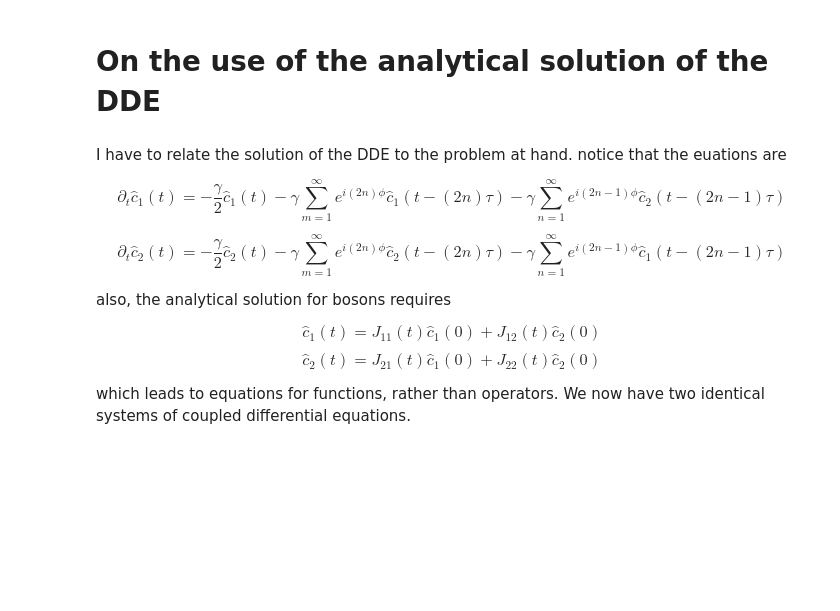
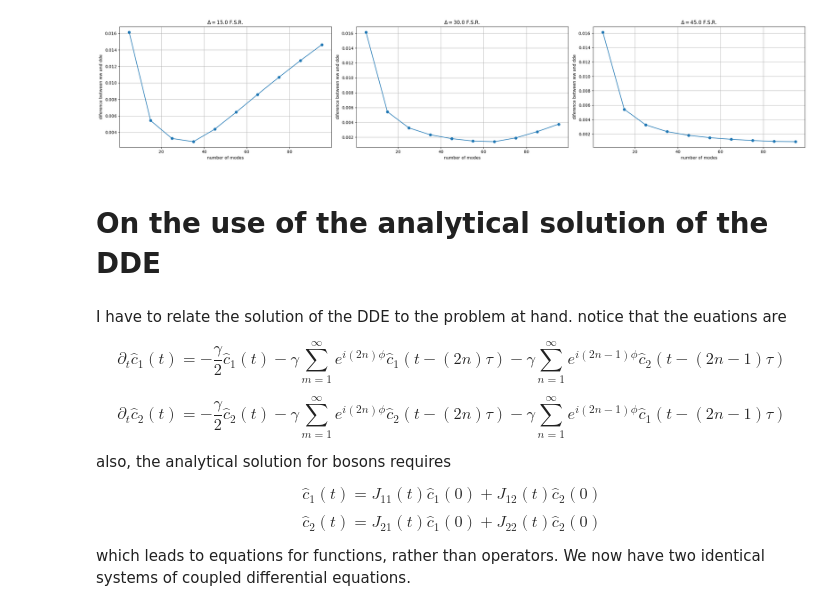
Before and after one commit to Taitoos2/non_markovian_qubit_swap, a Jupyter notebook: Idea_1.ipynb, the cells around one changed output. Drawn from its saved outputs; the diff is of its cells as text; code cells hidden in the pictures; blank space fills up the shorter version.

```diff
--- a/Idea_1.ipynb
+++ b/Idea_1.ipynb
@@ -8,0 +8,18 @@ set_plot_style()
+# %%
+from numpy.polynomial import Polynomial
+
+def DDE_analytical(gamma,phi,tau,t):
+	''' returns the analitycal solution for the DDE of a single emitter in a cavity'''
+
+	alpha = 1j*phi/tau + 0.5*gamma
+	result =  np.exp(-alpha*t)*np.ones(len(t),dtype=complex)
+	poli = Polynomial([1])
+	N = int(t[-1]/tau)
+
+	for n in range(1,N+1):
+		dummie = poli.integ()
+		result += np.exp(-alpha*t)*np.exp(n*alpha*tau)*dummie(-gamma*(t-n*tau))*np.heaviside(t-n*tau,1)
+		poli += dummie
+
+
+	return result
@@ -9,3 +78,31 @@ set_plot_style()
+# %%
+def exp002(t_max: Optional[float] = None , gamma :float = 0.1, Delta_list: list = [5,20,50], n_modes_list: list =[20,40,60],L:float = 1, c: float = 1, n_steps: int = 201,n_modes=20):
+    tau =2*L/c
+    if t_max is None:
+        t_max = 25*tau
+
+    fig,axs = plt.subplots(1,len(Delta_list),figsize=(8*len(Delta_list),5))
+
+    for i,Delta in enumerate(Delta_list):
+        error_nmodes=[]
+        phi = 2*np.pi*Delta
+        for n_modes in n_modes_list:
+            t_ww,e_ww = run_ww_simulation(t_max=t_max,gamma=gamma,Delta=Delta,L=L,c=c,n_modes=n_modes,n_steps=n_steps)
+            e_ww=e_ww.T[0]
+            e_dde = np.abs(DDE_analytical(gamma=gamma,phi=phi,tau=tau,t=t_ww))**2
+            error_nmodes.append(np.sum(np.abs(e_ww.T-e_dde))/np.sum(np.abs(e_ww)))
+
+        axs[i].plot(n_modes_list,error_nmodes,'-o')
+        axs[i].set_xlabel('number of modes')
+        axs[i].set_ylabel('diference between ww and dde')
+        axs[i].grid()
+        axs[i].set_title(rf"$ \Delta = {Delta:.1f}$ F.S.R. ")
+    fig.tight_layout()
+    plt.show()
+# %%
+exp002(Delta_list=[15,30,45],n_modes_list=list(range(5,96,10)))
+# %% [output]
+[figure, added]
 # %% [markdown]
 # On the use of the analytical solution of the DDE
 # %% [markdown]
```
Also changed, not shown: parts of 6 cells of this notebook.
